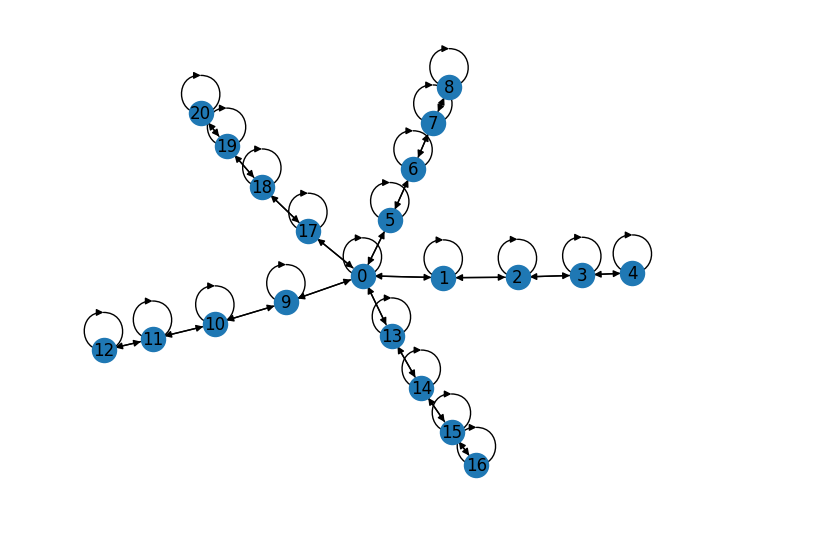
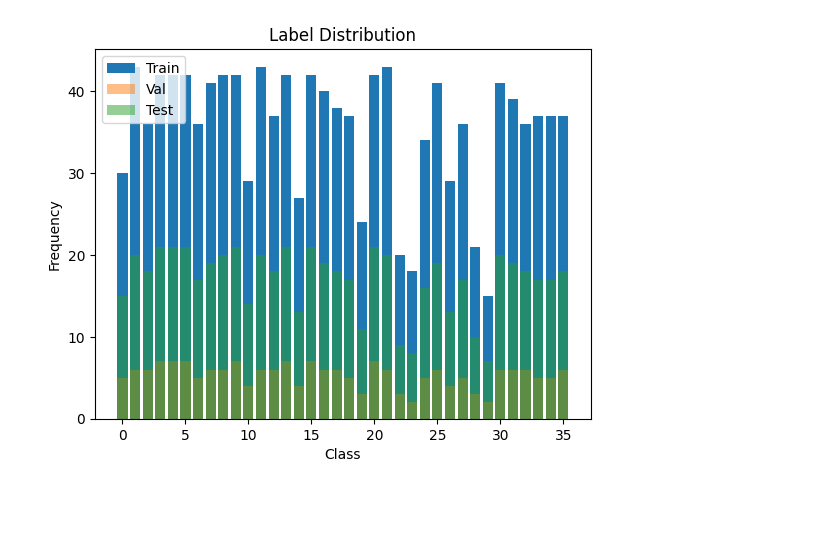
Before and after one commit to RenzoTsai/PoseGNN, a Jupyter notebook: main.ipynb, the cells around one changed output. Cells and saved outputs as stored; diff of their text form; code cells hidden in the pictures; blank space fills up the shorter version.

```diff
--- a/main.ipynb
+++ b/main.ipynb
@@ -13,3 +53,29 @@ import dgl
+# %%
+import matplotlib.pyplot as plt
+import numpy as np
+
+# Get the one-hot encoded labels for train, val, and test sets
+train_labels = np.vstack([labels.numpy() for _, labels in train_loader])
+val_labels = np.vstack([labels.numpy() for _, labels in val_loader])
+test_labels = np.vstack([labels.numpy() for _, labels in test_loader])
+
+# Calculate the frequency of each class in the train, val, and test sets
+train_class_freq = train_labels.sum(axis=0)
+val_class_freq = val_labels.sum(axis=0)
+test_class_freq = test_labels.sum(axis=0)
+
+# Plot the label distribution
+fig, ax = plt.subplots()
+ax.bar(np.arange(num_classes), train_class_freq, label='Train')
+ax.bar(np.arange(num_classes), val_class_freq, label='Val', alpha=0.5)
+ax.bar(np.arange(num_classes), test_class_freq, label='Test', alpha=0.5)
+ax.legend()
+ax.set_xlabel('Class')
+ax.set_ylabel('Frequency')
+ax.set_title('Label Distribution')
+plt.show()
+# %% [output]
+[figure, added]
 # %%
 def draw_plot(train_losses, val_losses, val_accs, train_accs):
     plt.clf()
@@ -138,26 +204,3 @@ def test(model, test_loader):
         avg_test_acc = total_test_acc / len(hand_gesture_dataloader.test_indices)
 
         print('Test Loss {:.4f}, Test Accuracy {:.4f}'.format(avg_test_loss, avg_test_acc))
-# %%
-import networkx as nx
-
-# Create the dgl dataset
-hand_gesture_dataset = HandGestureDataset()
-
-# Define data loader
-hand_gesture_dataloader = HandGestureDataLoader(dataset=hand_gesture_dataset, test_split=0.3, val_split=0.1)
-train_loader = hand_gesture_dataloader.get_train_loader()
-test_loader = hand_gesture_dataloader.get_test_loader()
-val_loader = hand_gesture_dataloader.get_val_loader()
-
-num_node_feature_dim = hand_gesture_dataset.num_node_feature_dim      # Get the number of features for each node - 3
-num_classes = hand_gesture_dataset.num_classes                  # Get the number of classes - 36
-num_node_feature_dim, num_classes
-
-g = hand_gesture_dataset[0][0]
-nx_g = g.to_networkx()
-
-# Plot using NetworkX
-nx.draw(nx_g, with_labels=True)
-# %% [output]
-[figure, removed]
```
Also changed, not shown: parts of 8 cells of this notebook, 6 other files.
